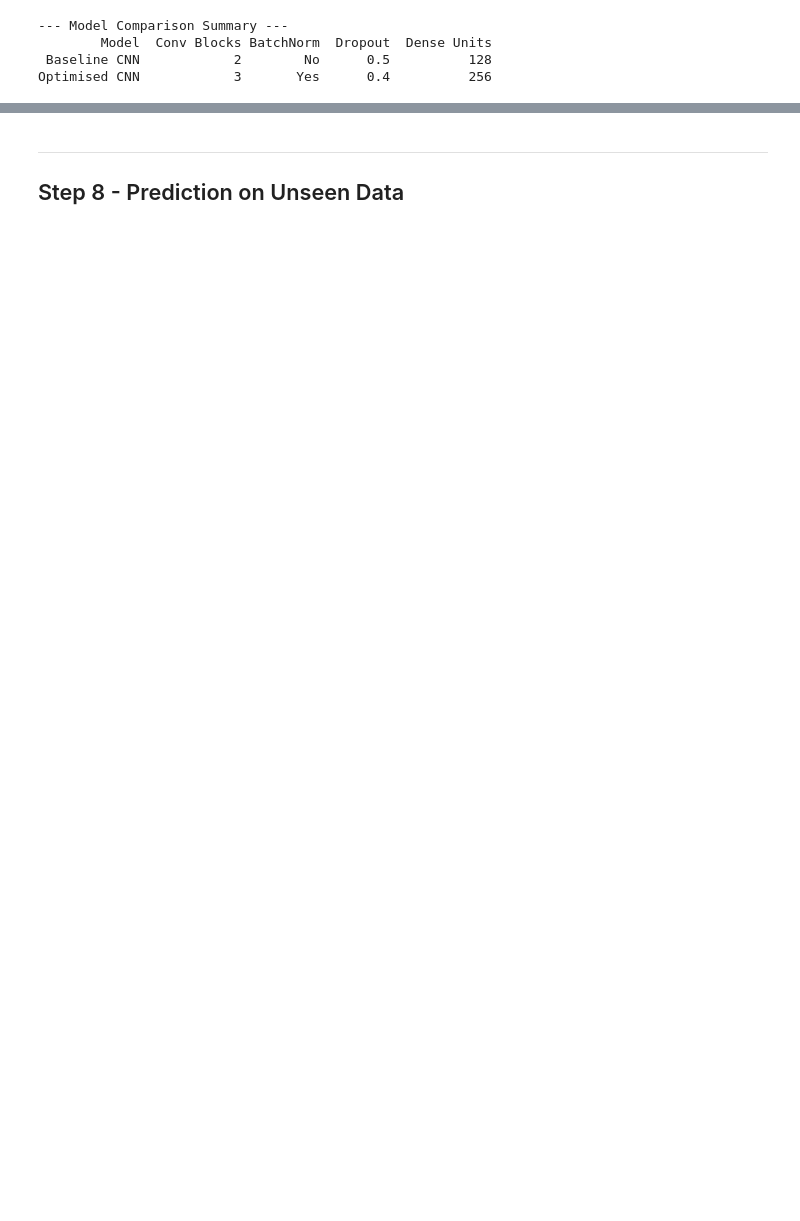
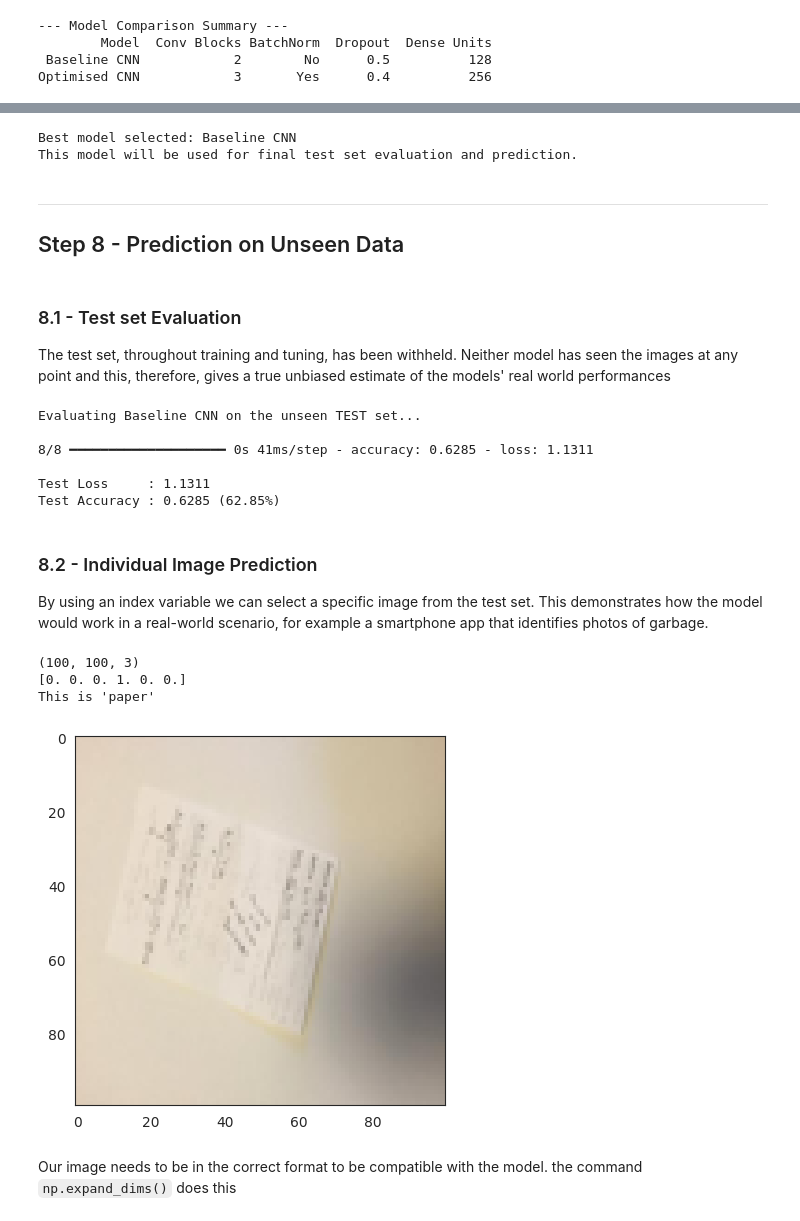
Before and after one commit to ArchieSeamons/ArchieSeamons-CW2-UP2110919-Image_Classification, a Jupyter notebook: CW2.ipynb, the cells around one changed output, grey strips where cells are left out. Saved outputs shown, nothing was run; the diff lists cells and outputs as text; code cells hidden in the pictures; blank space fills up the shorter version.

```diff
--- a/CW2.ipynb
+++ b/CW2.ipynb
@@ -976,3 +1015,57 @@ Optimised CNN            3       Yes      0.4          256
+# %%
+# a simple line of code to tell the user which model is the superior model
+if acc_baseline >= acc_optimised:
+    best_model = baseline_model
+    best_name  = 'Baseline CNN'
+else:
+    best_model = optimised_model
+    best_name  = 'Optimised CNN'
+
+print(f'Best model selected: {best_name}')
+print(f'This model will be used for final test set evaluation and prediction.')
+# %% [output]
+Best model selected: Baseline CNN
+This model will be used for final test set evaluation and prediction.
 # %% [markdown]
 ---
 ## Step 8 - Prediction on Unseen Data
+# %% [markdown]
+### 8.1 - Test set Evaluation
+
+The test set, throughout training and tuning, has been withheld. Neither model has seen the images at any point and this, therefore, gives a true unbiased estimate of the models' real world performances
+# %%
+# using the .evaluate() function we can push the test set throught he best model
+print(f'Evaluating {best_name} on the unseen TEST set...\n')
+test_loss, test_acc = best_model.evaluate(X_test, y_test, verbose=1)
+print(f'\nTest Loss     : {test_loss:.4f}')
+print(f'Test Accuracy : {test_acc:.4f} ({test_acc*100:.2f}%)')
+# %% [output]
+Evaluating Baseline CNN on the unseen TEST set...
+
+8/8 ━━━━━━━━━━━━━━━━━━━━ 0s 41ms/step - accuracy: 0.6285 - loss: 1.1311
+
+Test Loss     : 1.1311
+Test Accuracy : 0.6285 (62.85%)
+# %% [markdown]
+### 8.2 - Individual Image Prediction
+
+By using an index variable we can select a specific image from the test set. This demonstrates how the model would work in a real-world scenario, for example a smartphone app that identifies photos of garbage.
+# %%
+index = 10  # number of image in the dataset
+my_image = X_test[index]
+class_index = np.argmax(y_test[index])
+
+print(my_image.shape)
+print(y_test[index])
+print(f"This is '{class_names[class_index]}'")
+
+sns.set_style('white')
+plt.imshow(my_image)
+plt.show()
+# %% [output]
+(100, 100, 3)
+[0. 0. 0. 1. 0. 0.]
+This is 'paper'
+[figure, added]
+# %% [markdown]
+Our image needs to be in the correct format to be compatible with the model. the command `np.expand_dims()` does this
```
Also changed, not shown: parts of 20 cells of this notebook, 6 other files.
